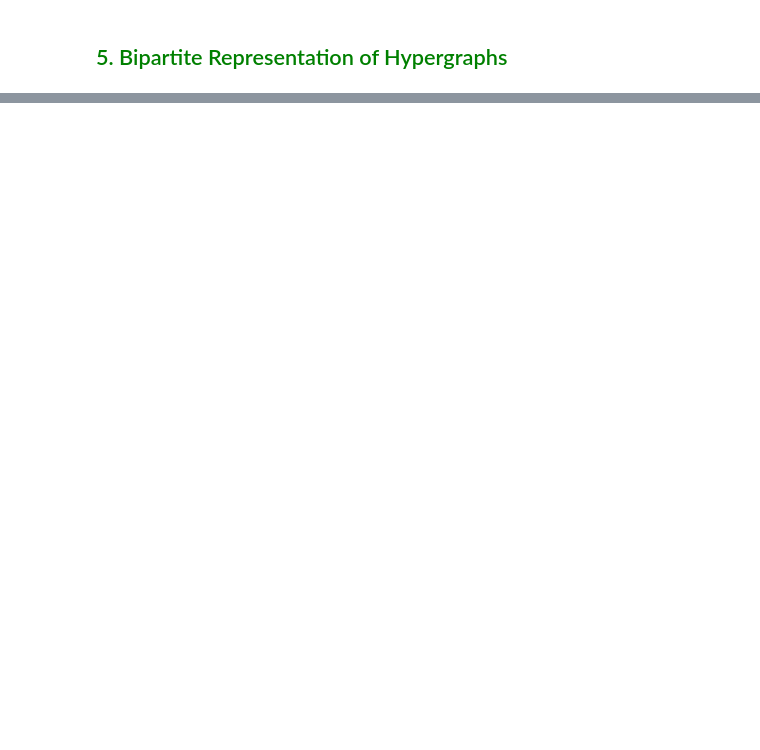
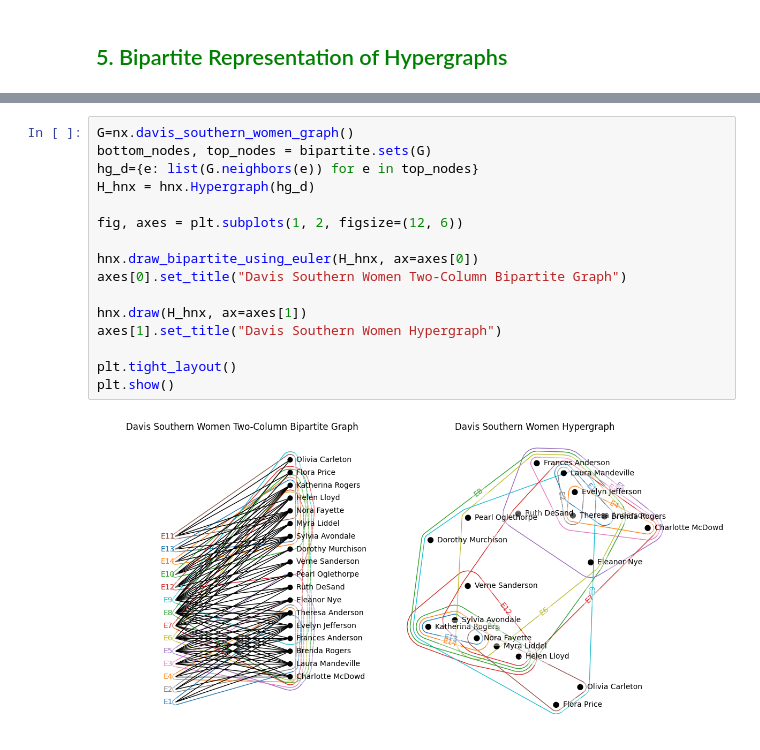
Before and after one commit to mboudour/var, a Jupyter notebook: Key Methods of Hypergraph Analysis Seminars/Seminar_II.ipynb, the cells around one changed output, grey strips where cells are left out. Drawn from its saved outputs; the diff is of its cells as text; blank space fills up the shorter version.

```diff
--- a/Key Methods of Hypergraph Analysis Seminars/Seminar_II.ipynb
+++ b/Key Methods of Hypergraph Analysis Seminars/Seminar_II.ipynb
@@ -567,0 +569,18 @@ plt.show()
+# %%
+G=nx.davis_southern_women_graph()
+bottom_nodes, top_nodes = bipartite.sets(G)
+hg_d={e: list(G.neighbors(e)) for e in top_nodes}
+H_hnx = hnx.Hypergraph(hg_d)
+
+fig, axes = plt.subplots(1, 2, figsize=(12, 6))
+
+hnx.draw_bipartite_using_euler(H_hnx, ax=axes[0])
+axes[0].set_title("Davis Southern Women Two-Column Bipartite Graph")
+
+hnx.draw(H_hnx, ax=axes[1])
+axes[1].set_title("Davis Southern Women Hypergraph")
+
+plt.tight_layout()
+plt.show()
+# %% [output]
+[figure, added]
```
Also changed, not shown: parts of 11 cells of this notebook, 2 other files.
